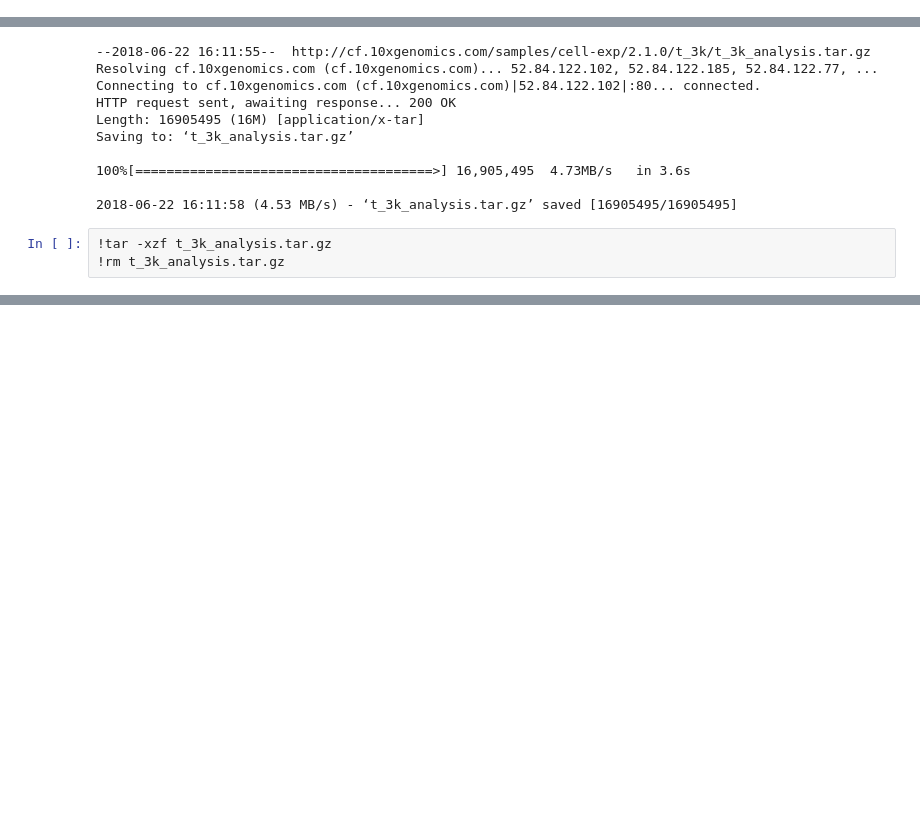
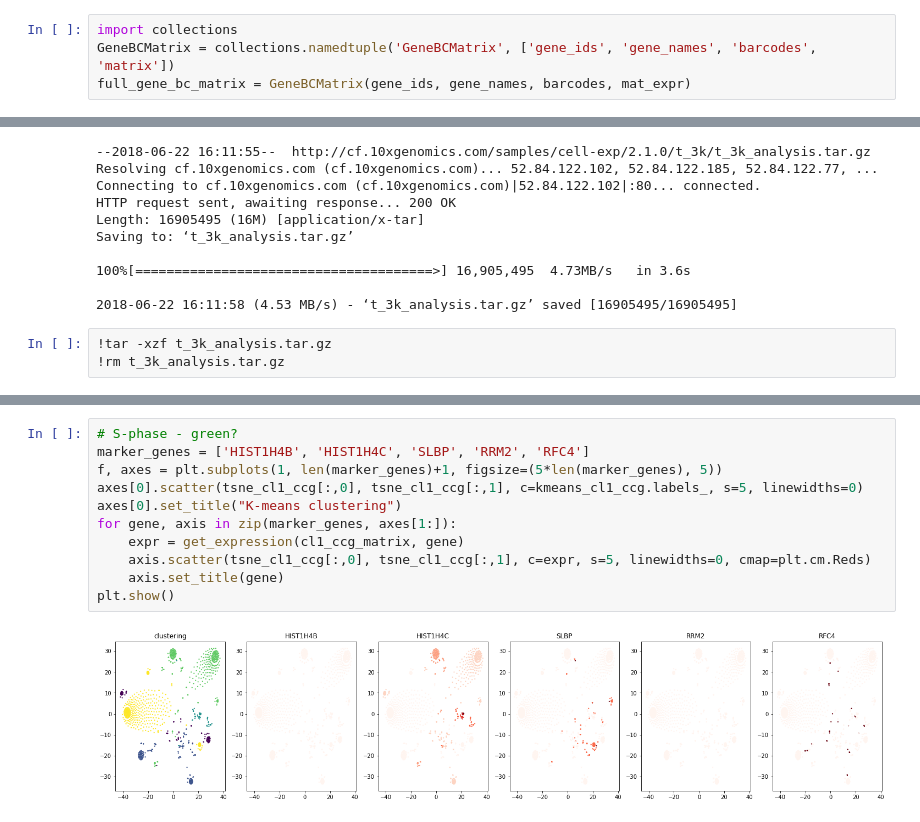
Before and after one commit to ayurovsky/cell_cycle, a Jupyter notebook: TenX_Exploratory.ipynb, the cells around one changed output, grey strips where cells are left out. Drawn from its saved outputs; the diff is of its cells as text; blank space fills up the shorter version.

```diff
--- a/TenX_Exploratory.ipynb
+++ b/TenX_Exploratory.ipynb
@@ -31,0 +37,4 @@ barcodes = [row[0] for row in csv.reader(open(barcodes_path), delimiter="\t")]
+# %%
+import collections
+GeneBCMatrix = collections.namedtuple('GeneBCMatrix', ['gene_ids', 'gene_names', 'barcodes', 'matrix'])
+full_gene_bc_matrix = GeneBCMatrix(gene_ids, gene_names, barcodes, mat_expr)
@@ -117,0 +190,13 @@ Saving to: ‘t_3k_analysis.tar.gz’
+# %%
+# S-phase - green?
+marker_genes = ['HIST1H4B', 'HIST1H4C', 'SLBP', 'RRM2', 'RFC4']
+f, axes = plt.subplots(1, len(marker_genes)+1, figsize=(5*len(marker_genes), 5))
+axes[0].scatter(tsne_cl1_ccg[:,0], tsne_cl1_ccg[:,1], c=kmeans_cl1_ccg.labels_, s=5, linewidths=0)
+axes[0].set_title("K-means clustering")
+for gene, axis in zip(marker_genes, axes[1:]):
+    expr = get_expression(cl1_ccg_matrix, gene)
+    axis.scatter(tsne_cl1_ccg[:,0], tsne_cl1_ccg[:,1], c=expr, s=5, linewidths=0, cmap=plt.cm.Reds)
+    axis.set_title(gene)
+plt.show()
+# %% [output]
+[figure, added]
```
Also changed, not shown: parts of 55 cells of this notebook.
